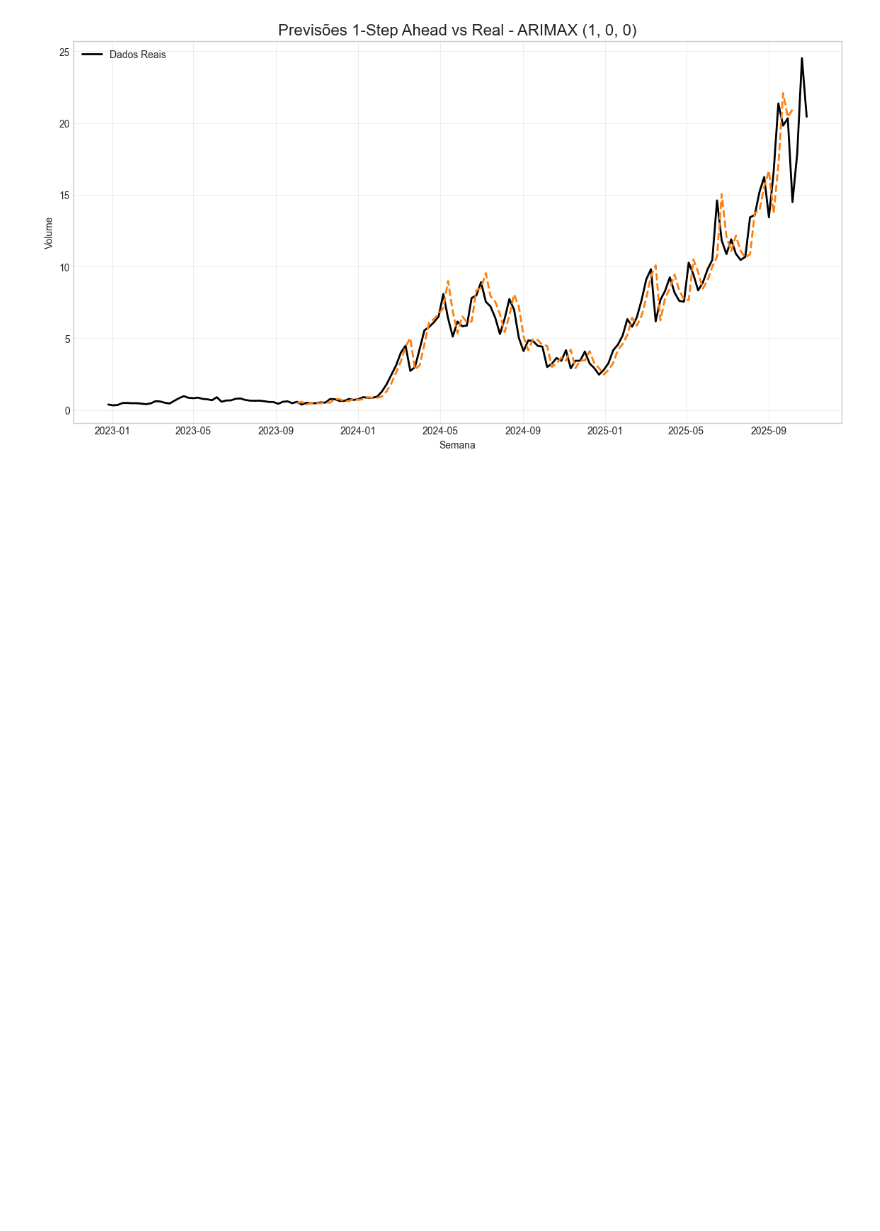
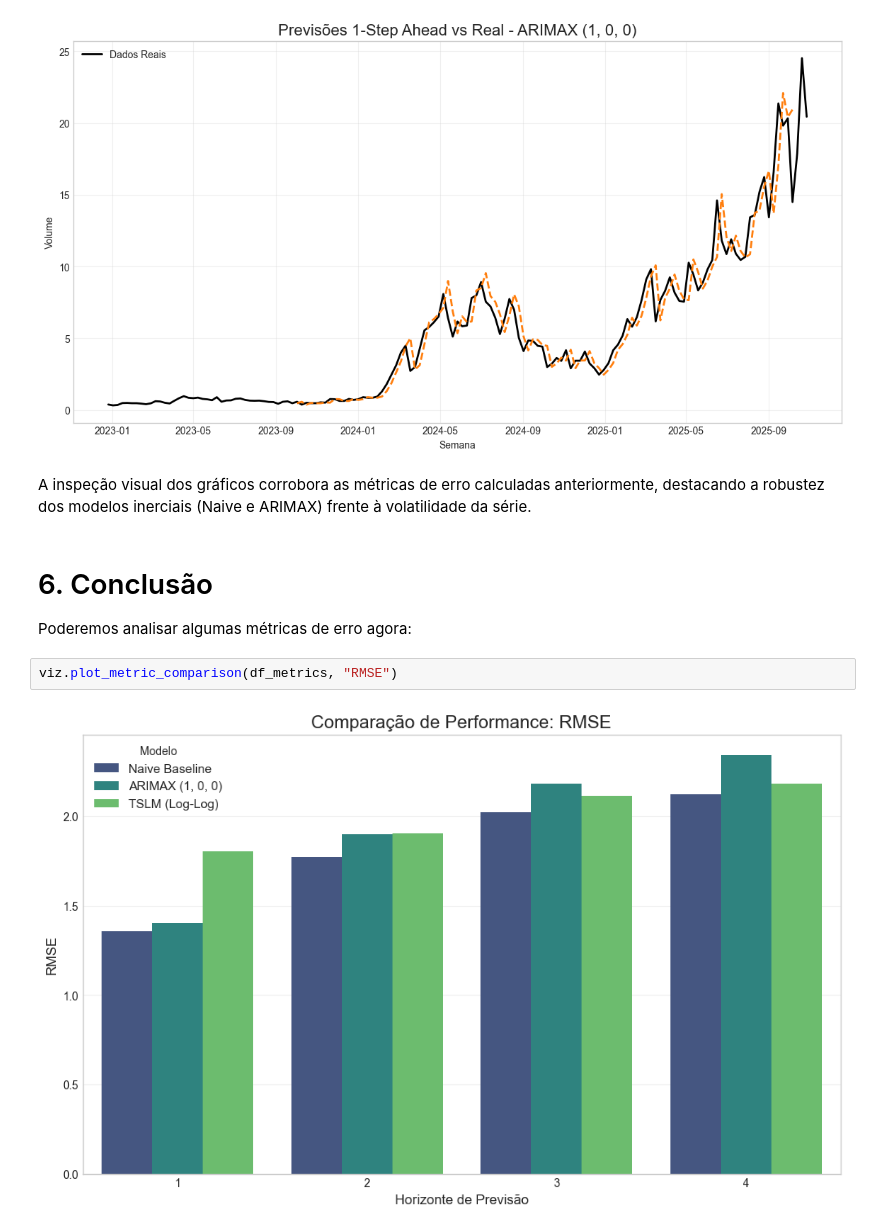
Before and after one commit to kauanmaf/Time-Series-A2, a Jupyter notebook: relatorio.ipynb, the cells around one changed output. Saved outputs shown, nothing was run; the diff lists cells and outputs as text; blank space fills up the shorter version.

```diff
--- a/relatorio.ipynb
+++ b/relatorio.ipynb
@@ -1559,3 +1559,12 @@ viz.plot_spaghetti_with_intervals(results_arimax, data, TARGET_COL)
 viz.plot_one_step_ahead(results_arimax, data, TARGET_COL)
 # %% [output]
 [figure]
+# %% [markdown]
+A inspeção visual dos gráficos corrobora as métricas de erro calculadas anteriormente, destacando a robustez dos modelos inerciais (Naive e ARIMAX) frente à volatilidade da série.
+# %% [markdown]
+# 6. Conclusão
+Poderemos analisar algumas métricas de erro agora:
+# %%
+viz.plot_metric_comparison(df_metrics, "RMSE")
+# %% [output]
+[figure, added]
```
Also changed, not shown: parts of 6 cells of this notebook.
